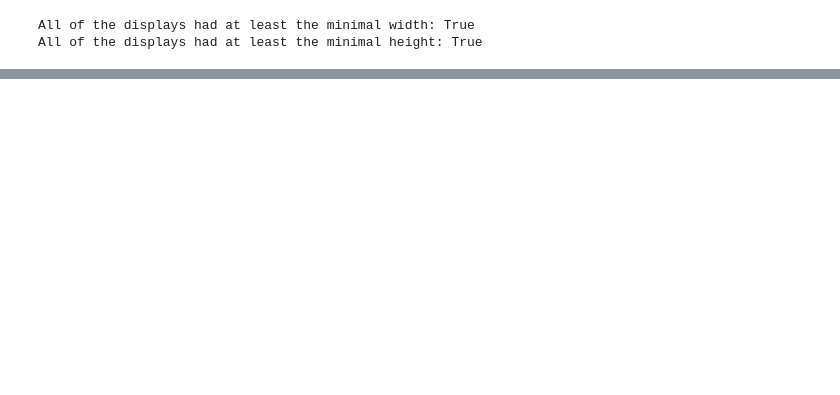
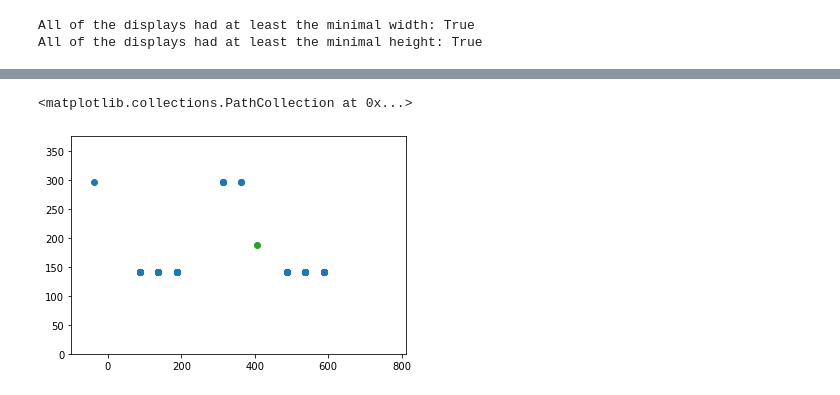
Before and after one commit to ClaraKuper/ManualInhibitionOnline, a Jupyter notebook: analysis/Sanity_Check.ipynb, the cells around one changed output, grey strips where cells are left out. Saved outputs shown, nothing was run; the diff lists cells and outputs as text; code cells hidden in the pictures; blank space fills up the shorter version.

```diff
--- a/analysis/Sanity_Check.ipynb
+++ b/analysis/Sanity_Check.ipynb
@@ -375,0 +324,16 @@ All of the displays had at least the minimal height: True
+# %%
+
+x_central = j_data[j_data.subject == '3954'].jumpedX
+y_central = j_data[j_data.subject == '3954'].jumpedY
+
+plt.scatter(x_central, y_central)
+plt.xlim(-100,812)
+plt.ylim(0,375)
+
+y_mean = 812/2
+x_mean = 375/2
+plt.scatter(x_mean, y_mean)
+plt.scatter(y_mean, x_mean)
+# %% [output]
+<matplotlib.collections.PathCollection at 0x...>
+[figure, added]
```
Also changed, not shown: parts of 24 cells of this notebook, 19 other files.
